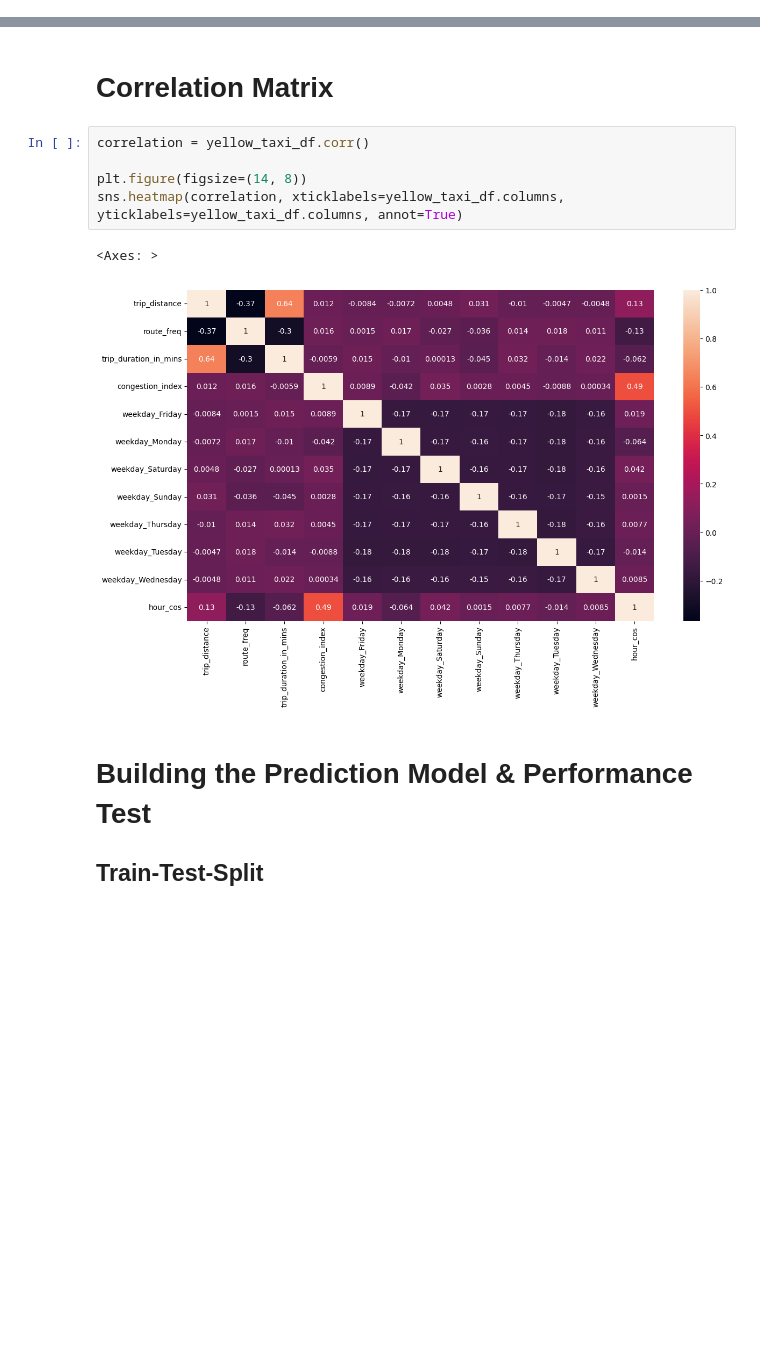
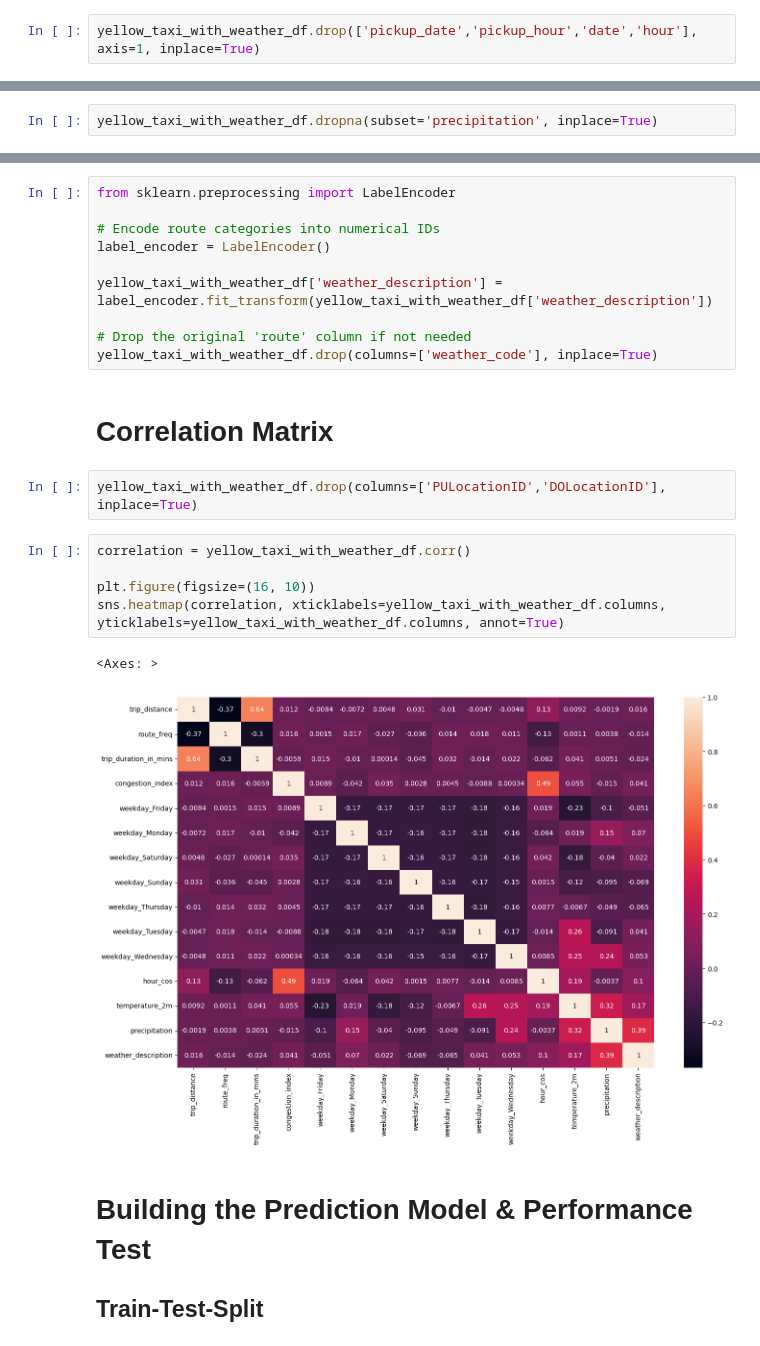
Before and after one commit to ikml-bsrn/NYC_Taxi_Trip_Duration, a Jupyter notebook: nyc_tlc_yellow.ipynb, the cells around one changed output, grey strips where cells are left out. Saved outputs shown, nothing was run; the diff lists cells and outputs as text; blank space fills up the shorter version.

Commit message:
Integrated weather data and scaled two main features

```diff
--- a/nyc_tlc_yellow.ipynb
+++ b/nyc_tlc_yellow.ipynb
@@ -713,0 +961,2 @@ print(data)
+# %%
+yellow_taxi_with_weather_df.drop(['pickup_date','pickup_hour','date','hour'], axis=1, inplace=True)
@@ -713,0 +987,2 @@ print(data)
+# %%
+yellow_taxi_with_weather_df.dropna(subset='precipitation', inplace=True)
@@ -714,13 +999,25 @@ print(data)
+# %%
+from sklearn.preprocessing import LabelEncoder
+
+# Encode route categories into numerical IDs
+label_encoder = LabelEncoder()
+
+yellow_taxi_with_weather_df['weather_description'] = label_encoder.fit_transform(yellow_taxi_with_weather_df['weather_description'])
+
+# Drop the original 'route' column if not needed
+yellow_taxi_with_weather_df.drop(columns=['weather_code'], inplace=True)
 # %% [markdown]
 # Correlation Matrix
+# %%
+yellow_taxi_with_weather_df.drop(columns=['PULocationID','DOLocationID'], inplace=True)
 # %%
-correlation = yellow_taxi_df.corr()
+correlation = yellow_taxi_with_weather_df.corr()
 
-plt.figure(figsize=(14, 8))
-sns.heatmap(correlation, xticklabels=yellow_taxi_df.columns, yticklabels=yellow_taxi_df.columns, annot=True)
+plt.figure(figsize=(16, 10))
+sns.heatmap(correlation, xticklabels=yellow_taxi_with_weather_df.columns, yticklabels=yellow_taxi_with_weather_df.columns, annot=True)
 # %% [output]
 <Axes: >
-[figure, old version]
+[figure, new version]
 # %% [markdown]
 # Building the Prediction Model & Performance Test
 
```
Also changed, not shown: parts of 65 cells of this notebook, 1 other file.
